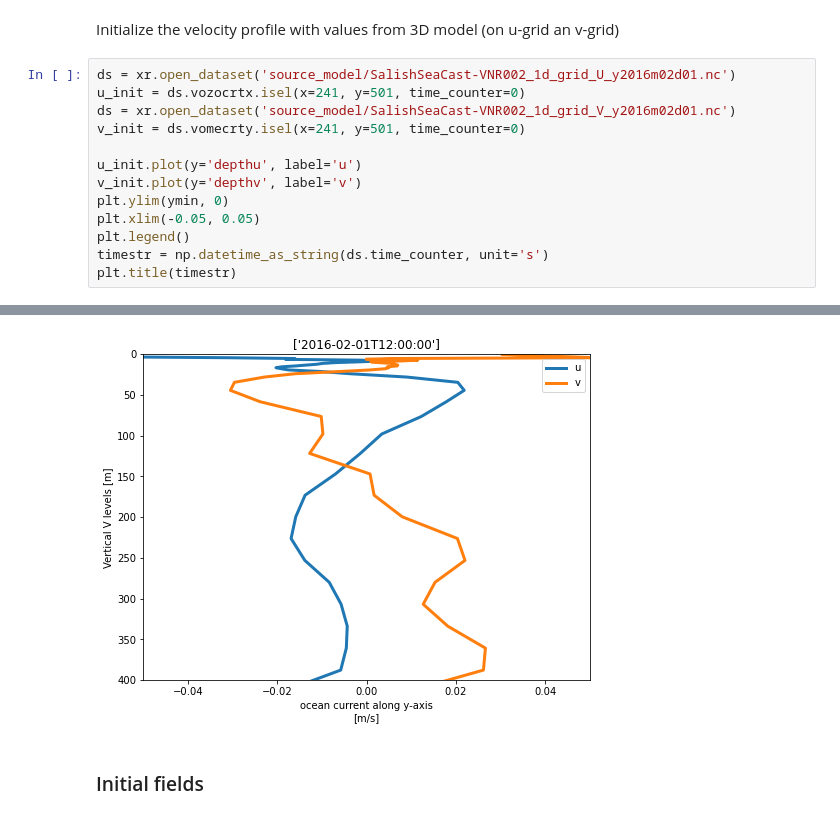
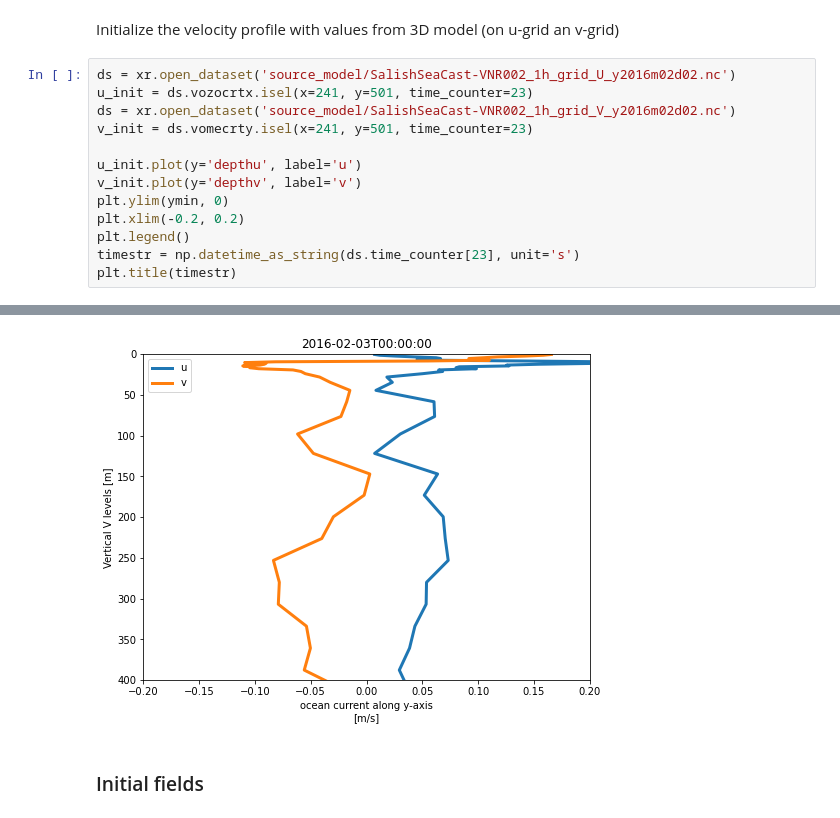
Before and after one commit to jmunroe/C1D_SS, a Jupyter notebook: EXP00/Model Comparison.ipynb, the cells around one changed output, grey strips where cells are left out. Cells and saved outputs as stored; diff of their text form.

```diff
--- a/EXP00/Model Comparison.ipynb
+++ b/EXP00/Model Comparison.ipynb
@@ -117,16 +113,16 @@ plt.legend()
 # %% [markdown]
 Initialize the velocity profile with values from 3D model (on u-grid an v-grid)
 # %%
-ds = xr.open_dataset('source_model/SalishSeaCast-VNR002_1d_grid_U_y2016m02d01.nc')
-u_init = ds.vozocrtx.isel(x=241, y=501, time_counter=0)
-ds = xr.open_dataset('source_model/SalishSeaCast-VNR002_1d_grid_V_y2016m02d01.nc')
-v_init = ds.vomecrty.isel(x=241, y=501, time_counter=0)
+ds = xr.open_dataset('source_model/SalishSeaCast-VNR002_1h_grid_U_y2016m02d02.nc')
+u_init = ds.vozocrtx.isel(x=241, y=501, time_counter=23)
+ds = xr.open_dataset('source_model/SalishSeaCast-VNR002_1h_grid_V_y2016m02d02.nc')
+v_init = ds.vomecrty.isel(x=241, y=501, time_counter=23)
 
 u_init.plot(y='depthu', label='u')
 v_init.plot(y='depthv', label='v')
 plt.ylim(ymin, 0)
-plt.xlim(-0.05, 0.05)
+plt.xlim(-0.2, 0.2)
 plt.legend()
-timestr = np.datetime_as_string(ds.time_counter, unit='s')
+timestr = np.datetime_as_string(ds.time_counter[23], unit='s')
 plt.title(timestr)
 # %% [output]
@@ -134,4 +130,4 @@ Text(0.5, 1.0, "['2016-02-01T12:00:00']")
-[figure, old version]
+[figure, new version]
 # %% [markdown]
 ### Initial fields
 # %% [markdown]
```
Also changed, not shown: parts of 19 cells of this notebook, 2 other files.
